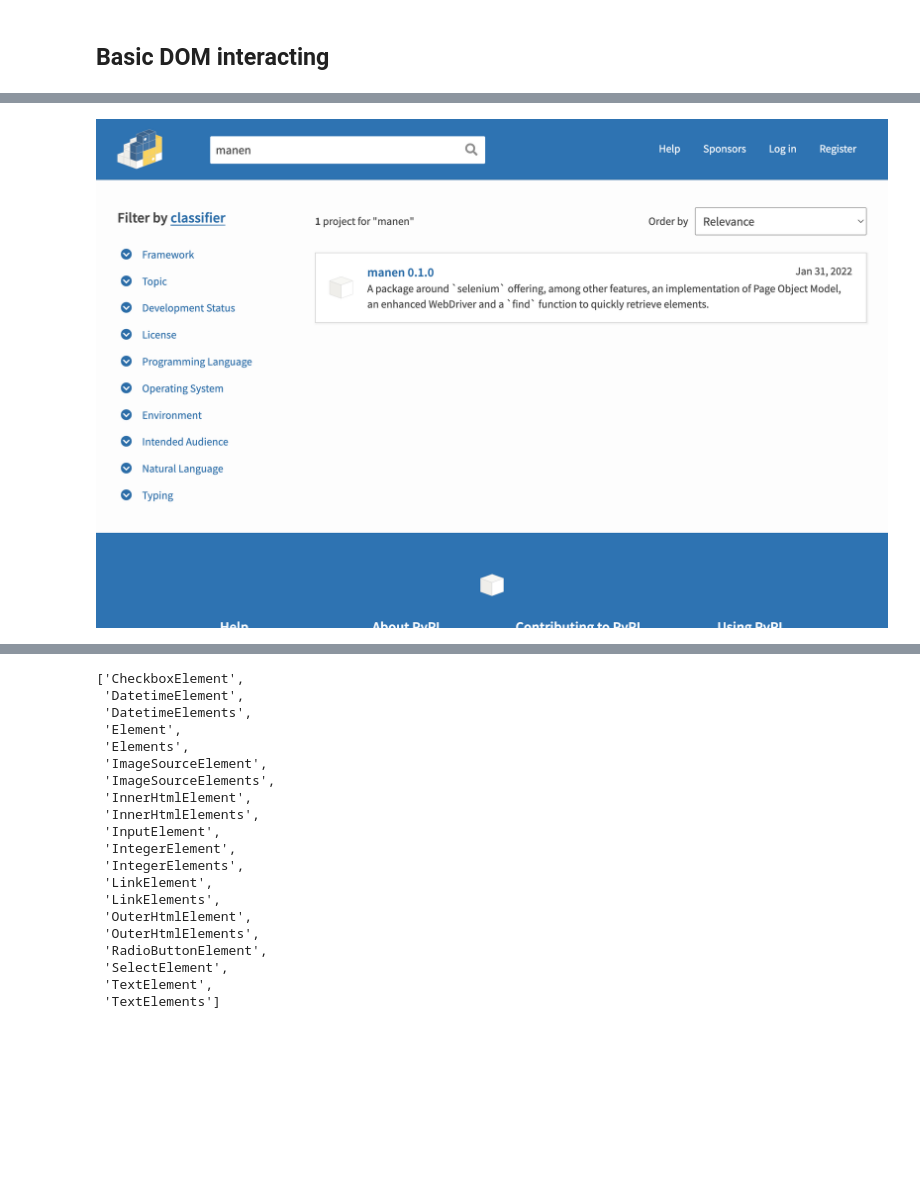
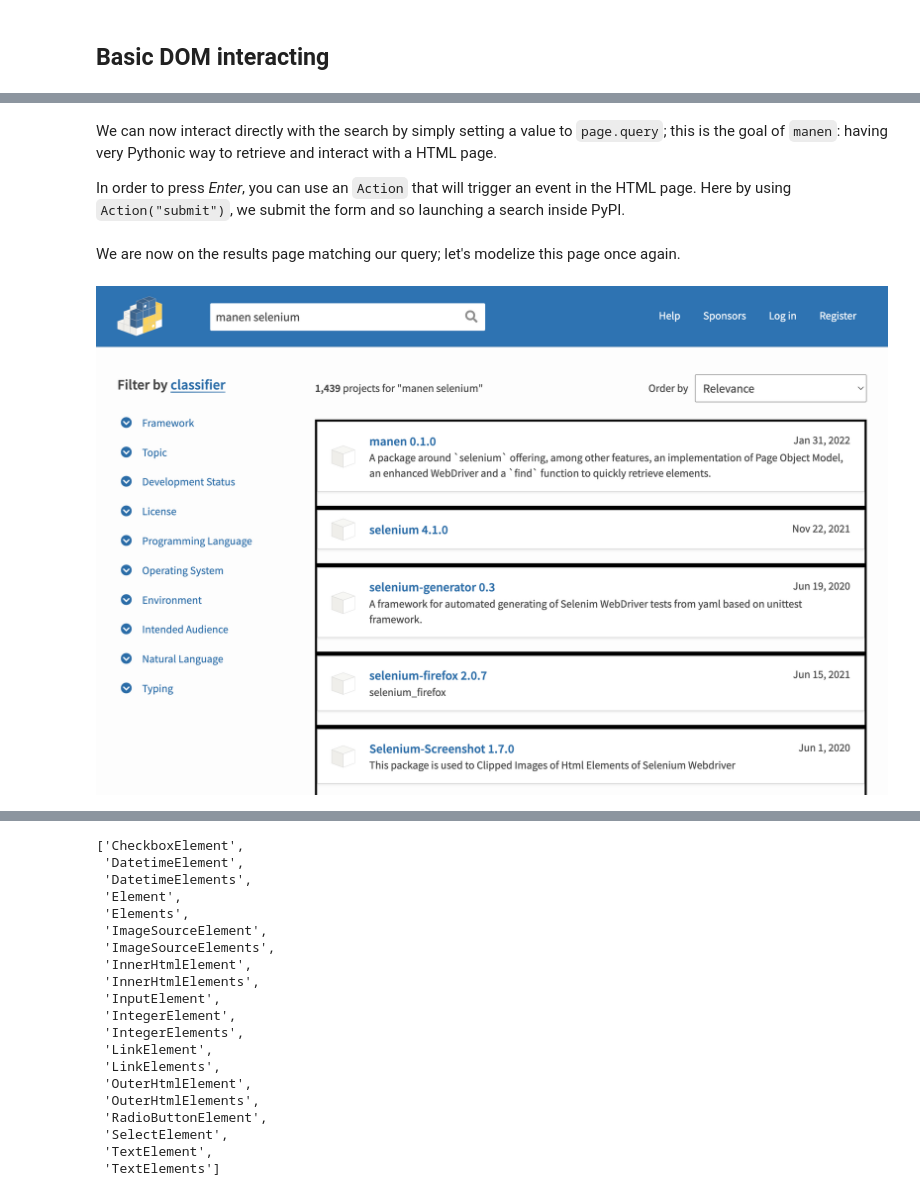
Before and after one commit to kodaho/manen, a Jupyter notebook: docs/source/user_guide/modelling_dom.ipynb, the cells around one changed output, grey strips where cells are left out. Drawn from its saved outputs; the diff is of its cells as text; code cells hidden in the pictures; blank space fills up the shorter version.

```diff
--- a/docs/source/user_guide/modelling_dom.ipynb
+++ b/docs/source/user_guide/modelling_dom.ipynb
@@ -25,10 +45,18 @@ page = HomePage(browser)
+# %% [markdown]
+We can now interact directly with the search by simply setting a value to `page.query`; this is the goal of `manen`: having very Pythonic way to retrieve and interact with a HTML page.
+
+In order to press *Enter*, you can use an `Action` that will trigger an event in the HTML page. Here by using `Action("submit")`, we submit the form and so launching a search inside PyPI.
 # %%
-page.query = "manen"
+page.query = "manen selenium"
 page.query = pom.Action("submit")
-
-with NamedTemporaryFile() as f:
-    browser.save_screenshot(f.name + '.png')
-    screenshot = Image(f.name + '.png')
-screenshot
-# %% [output]
-[figure, removed]
+# %% [markdown]
+We are now on the results page matching our query; let's modelize this page once again.
+# %%
+browser.highlight("ul[aria-label='Search results'] li")
+
+with NamedTemporaryFile(suffix='.png') as f:
+    browser.save_screenshot(f.name)
+    screenshot = Image(f.name)
+screenshot
+# %% [output]
+[figure, added]
```
Also changed, not shown: parts of 15 cells of this notebook.
